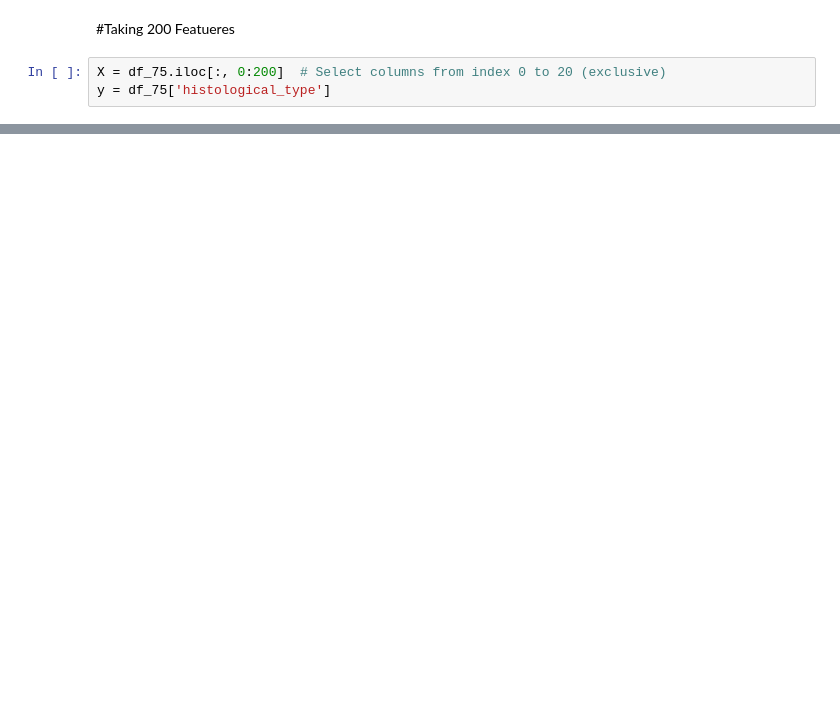
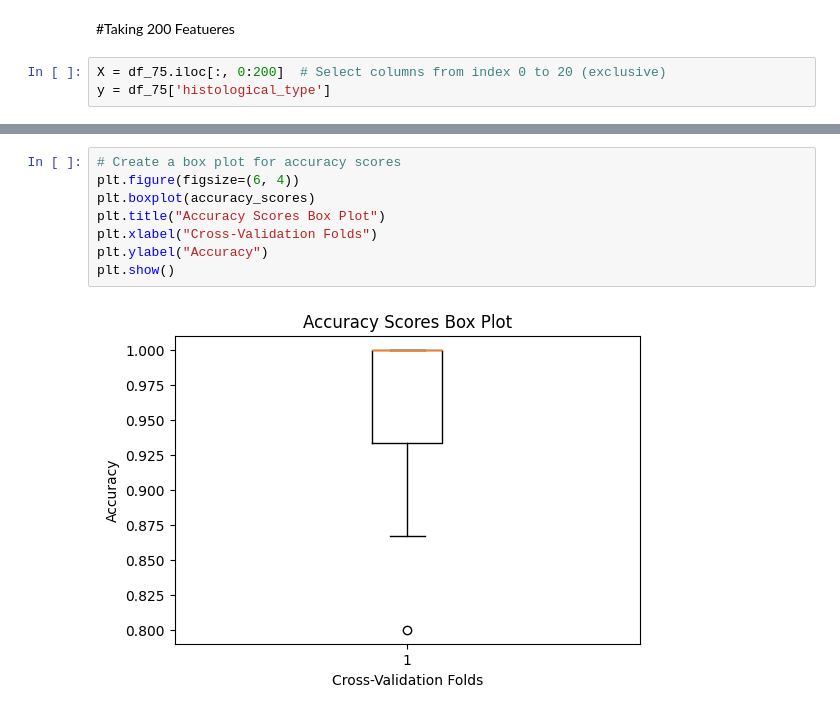
Before and after one commit to Ruvindya/ResearchProject-PreProcessing, a Jupyter notebook: HiSeqV2_RandomForestClassifier_150_Samples.ipynb, the cells around one changed output, grey strips where cells are left out. Cells and saved outputs as stored; diff of their text form; blank space fills up the shorter version.

```diff
--- a/HiSeqV2_RandomForestClassifier_150_Samples.ipynb
+++ b/HiSeqV2_RandomForestClassifier_150_Samples.ipynb
@@ -387,0 +388,10 @@ Mean F1-score: 0.9420 (±0.0492)
+# %%
+# Create a box plot for accuracy scores
+plt.figure(figsize=(6, 4))
+plt.boxplot(accuracy_scores)
+plt.title("Accuracy Scores Box Plot")
+plt.xlabel("Cross-Validation Folds")
+plt.ylabel("Accuracy")
+plt.show()
+# %% [output]
+[figure, added]
```
Also changed, not shown: parts of 10 cells of this notebook.
